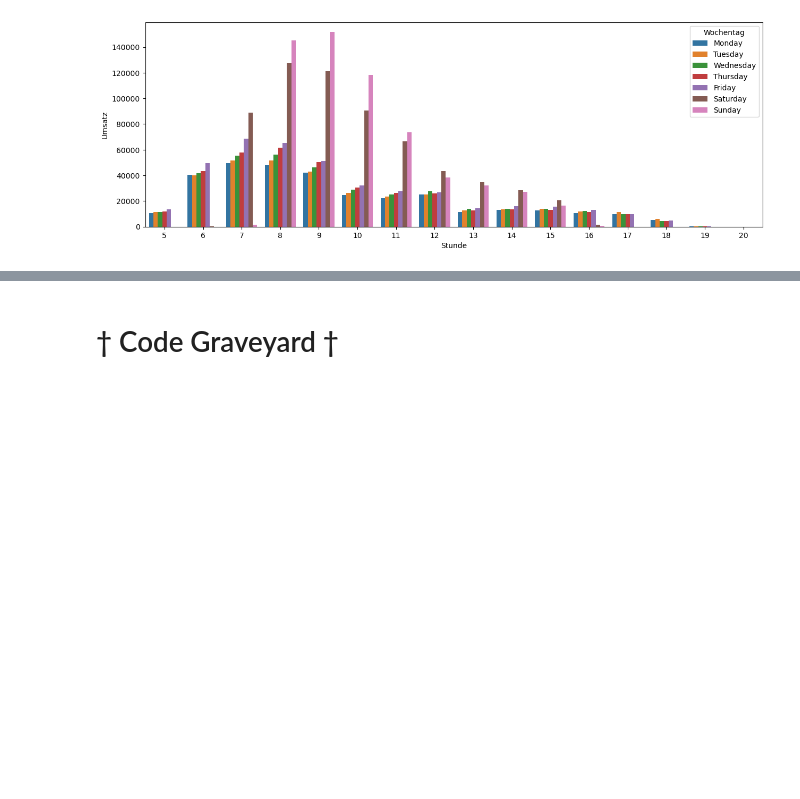
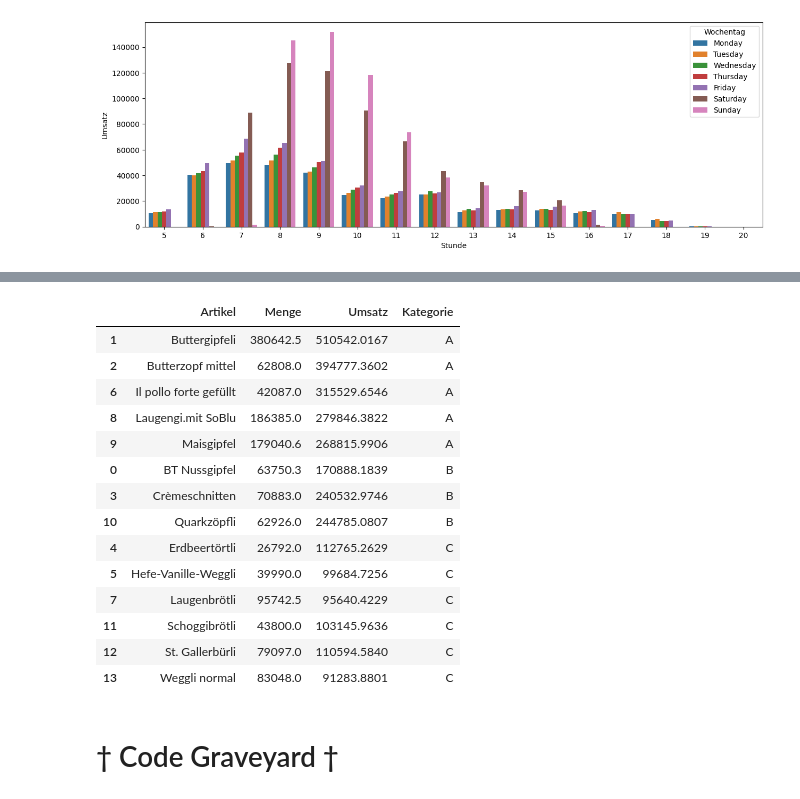
Before and after one commit to mrtz-wssl/KI_in_KMU, a Jupyter notebook: KI_in_KMU_Main.ipynb, the cells around one changed output, grey strips where cells are left out. Drawn from its saved outputs; the diff is of its cells as text; code cells hidden in the pictures; blank space fills up the shorter version.

```diff
--- a/KI_in_KMU_Main.ipynb
+++ b/KI_in_KMU_Main.ipynb
@@ -285,3 +328,37 @@ plt.show()
+# %%
+# Nun wollen wir jeden Artikel kategorisieren
+
+a_index = abc['Aind']
+b_index = abc['Bind']
+c_index = abc['Cind']
+
+# Neue Spalte im Datensatz mit der Kategorisierung
+
+cond_list = [dataABC.index.isin(a_index),
+             dataABC.index.isin(b_index),
+             dataABC.index.isin(c_index),
+             ]
+
+choice_list = ['A', 'B', 'C']
+
+dataABC['Kategorie'] = np.select(cond_list, choice_list)
+dataABC.sort_values(by=['Kategorie'])
+# %% [output]
+|  | Artikel | Menge | Umsatz | Kategorie |
+| 1 | Buttergipfeli | 380642.5 | 510542.0167 | A |
+| 2 | Butterzopf mittel | 62808.0 | 394777.3602 | A |
+| 6 | Il pollo forte gefüllt | 42087.0 | 315529.6546 | A |
+| 8 | Laugengi.mit SoBlu | 186385.0 | 279846.3822 | A |
+| 9 | Maisgipfel | 179040.6 | 268815.9906 | A |
+| 0 | BT Nussgipfel | 63750.3 | 170888.1839 | B |
+| 3 | Crèmeschnitten | 70883.0 | 240532.9746 | B |
+| 10 | Quarkzöpfli | 62926.0 | 244785.0807 | B |
+| 4 | Erdbeertörtli | 26792.0 | 112765.2629 | C |
+| 5 | Hefe-Vanille-Weggli | 39990.0 | 99684.7256 | C |
+| 7 | Laugenbrötli | 95742.5 | 95640.4229 | C |
+| 11 | Schoggibrötli | 43800.0 | 103145.9636 | C |
+| 12 | St. Gallerbürli | 79097.0 | 110594.5840 | C |
+| 13 | Weggli normal | 83048.0 | 91283.8801 | C |
 # %% [markdown]
 # † Code Graveyard † #
 # %%
```
Also changed, not shown: parts of 8 cells of this notebook.
